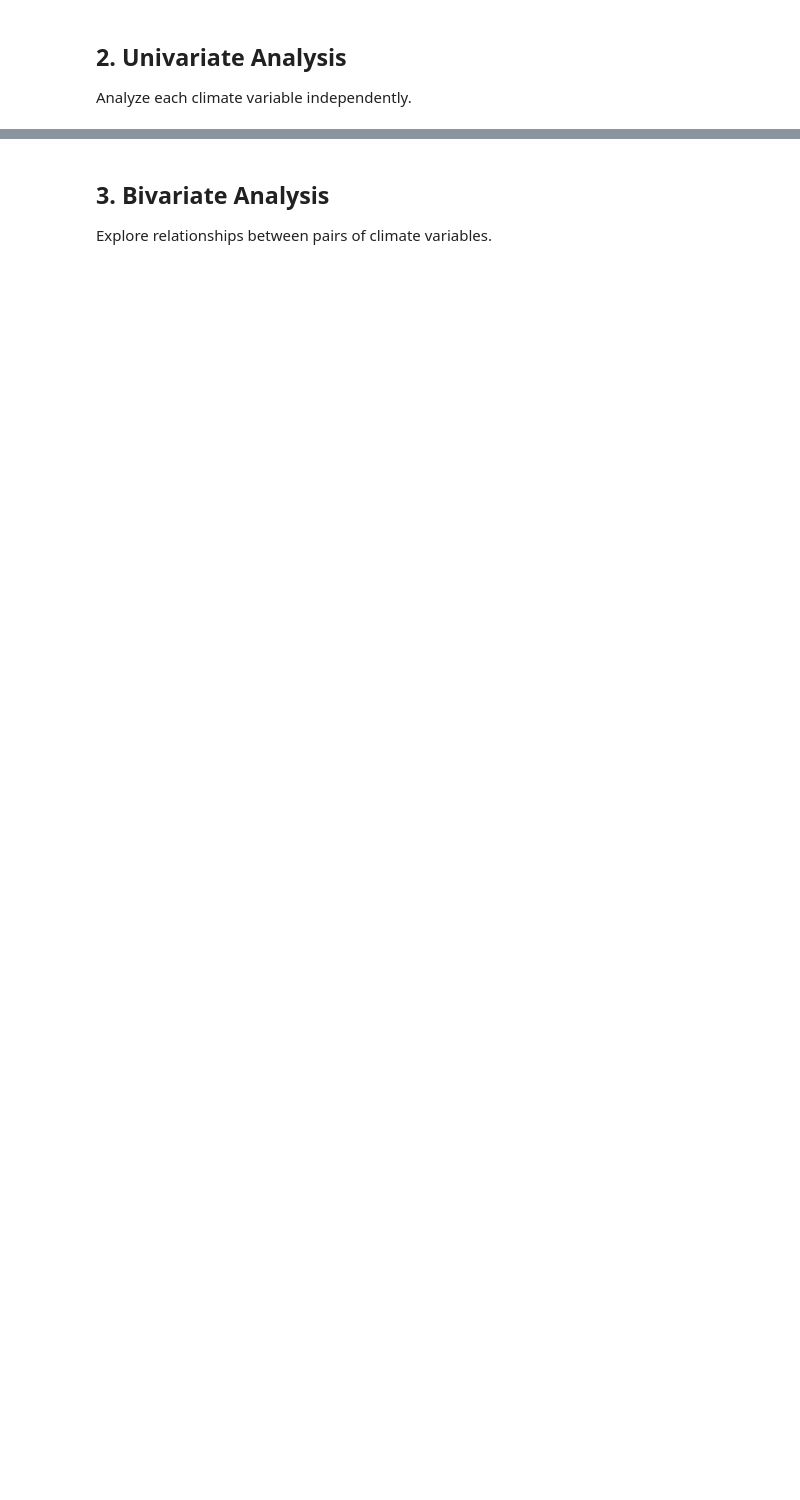
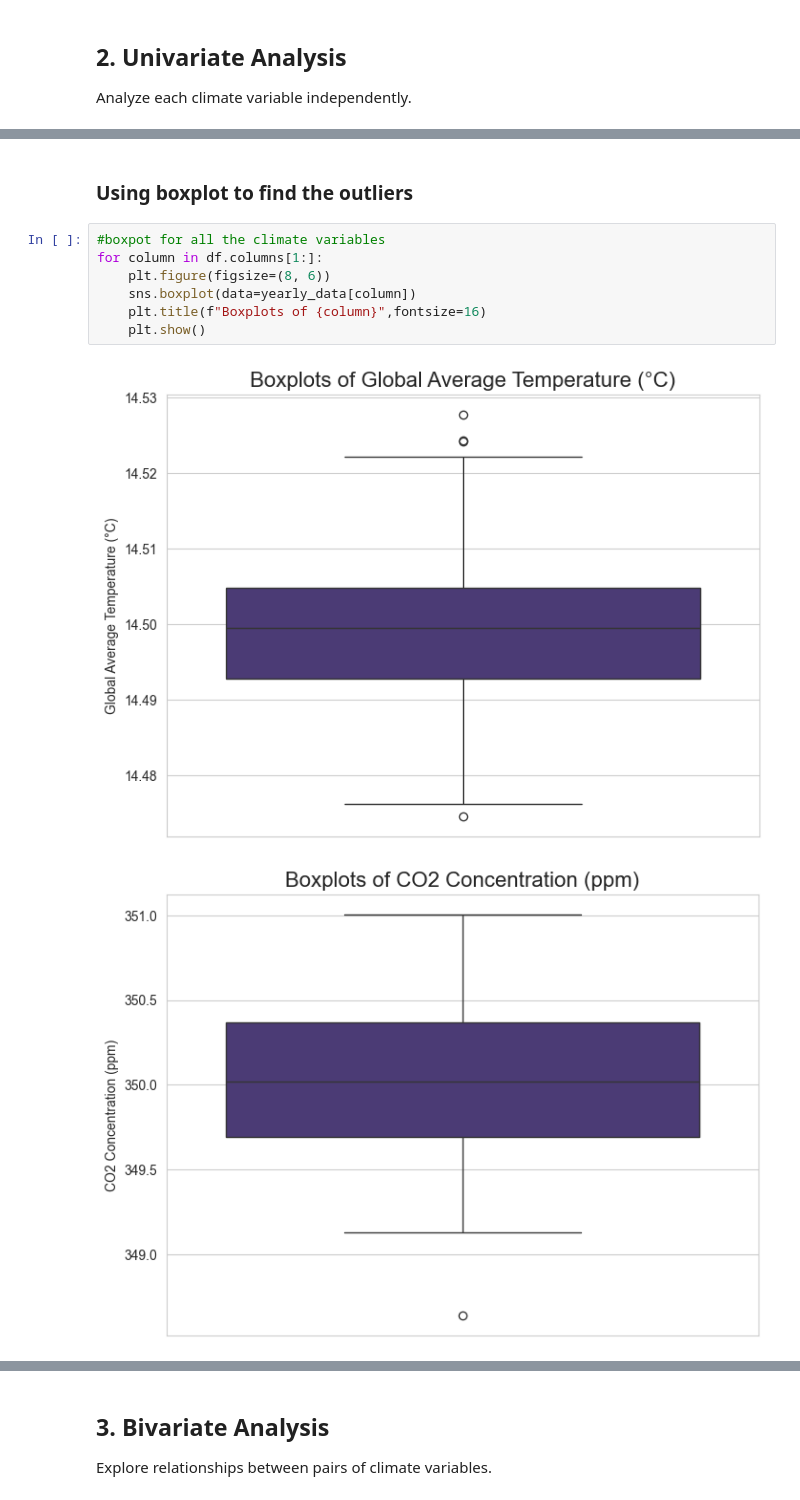
Before and after one commit to Omdena-NIC-Nepal/complete-eda-assignment-neural-syndicate, a Jupyter notebook: climate_eda.ipynb, the cells around one changed output, grey strips where cells are left out. Saved outputs shown, nothing was run; the diff lists cells and outputs as text; blank space fills up the shorter version.

```diff
--- a/climate_eda.ipynb
+++ b/climate_eda.ipynb
@@ -172,0 +151,12 @@ max             152.671944                       9.101611
+# %% [markdown]
+### Using boxplot to find the outliers
+# %%
+#boxpot for all the climate variables
+for column in df.columns[1:]:
+    plt.figure(figsize=(8, 6))
+    sns.boxplot(data=yearly_data[column])
+    plt.title(f"Boxplots of {column}",fontsize=16)
+    plt.show()
+# %% [output]
+[figure, added]
+[figure, added]
```
Also changed, not shown: parts of 27 cells of this notebook.
